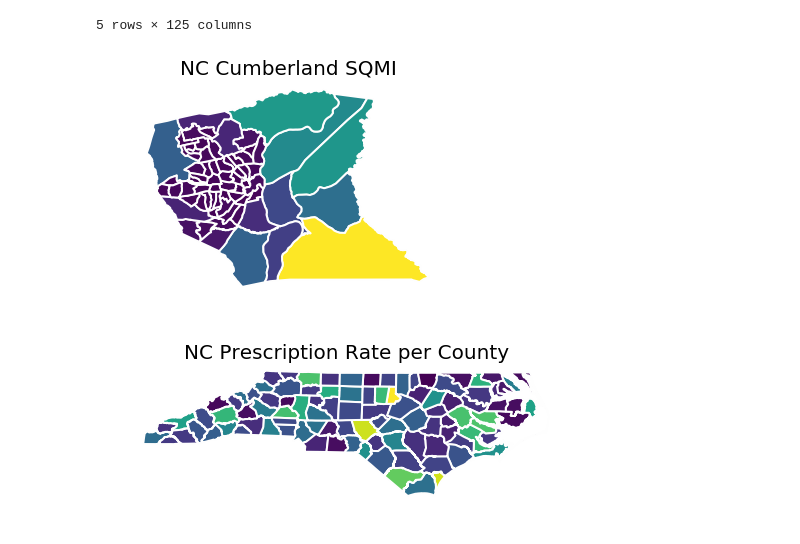
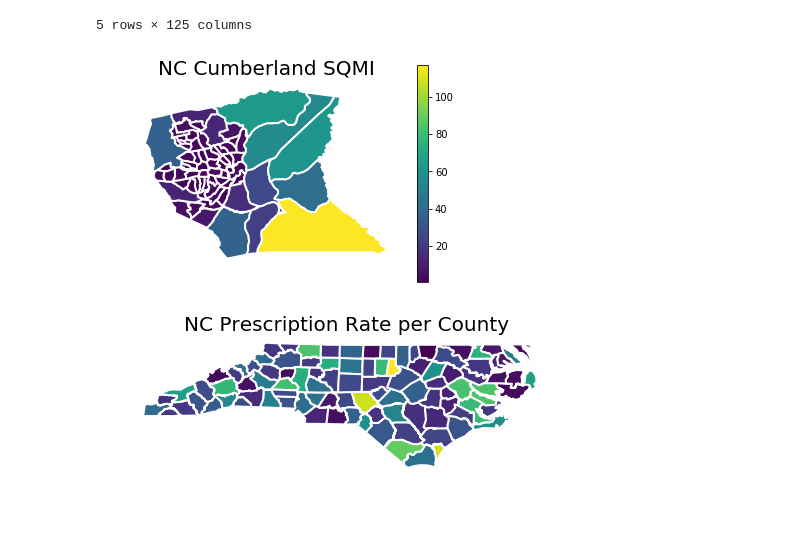
Before and after one commit to jmpmcmanus/Flood, a Jupyter notebook: CDC.ipynb, the cells around one changed output. Saved outputs shown, nothing was run; the diff lists cells and outputs as text; code cells hidden in the pictures.

```diff
--- a/CDC.ipynb
+++ b/CDC.ipynb
@@ -30,15 +30,15 @@ ctdata.head()
 5 rows × 125 columns
 # %%
 #plt.figure(figsize=(8,6))
-ctdata.plot(column='AREA_SQMI',linewidth=2,edgecolor='2')
+ctdata.plot(column='AREA_SQMI',linewidth=2,edgecolor='2',legend=True)
 plt.title('NC Cumberland SQMI',fontsize=20)
 plt.axis('off')
 #plt.rcParams["figure.figsize"] = [8,6]
 #plt.savefig("test.png", bbox_inches='tight')
 #plt.savefig(r'E:\Bootcamp_Summer_Project\NC Rate.png',dpi=100)
 plt.show()
 # %% [output]
-[figure, old version]
+[figure, new version]
 # %%
 nc_result_county['ct']=nc_result_county['county'].apply(lambda x: re.findall(r'(.+) County',x)[0])
 or_result_county['ct']=or_result_county['county'].apply(lambda x: re.findall(r'(.+) County',x)[0])
```
Also changed, not shown: 1 other file.
